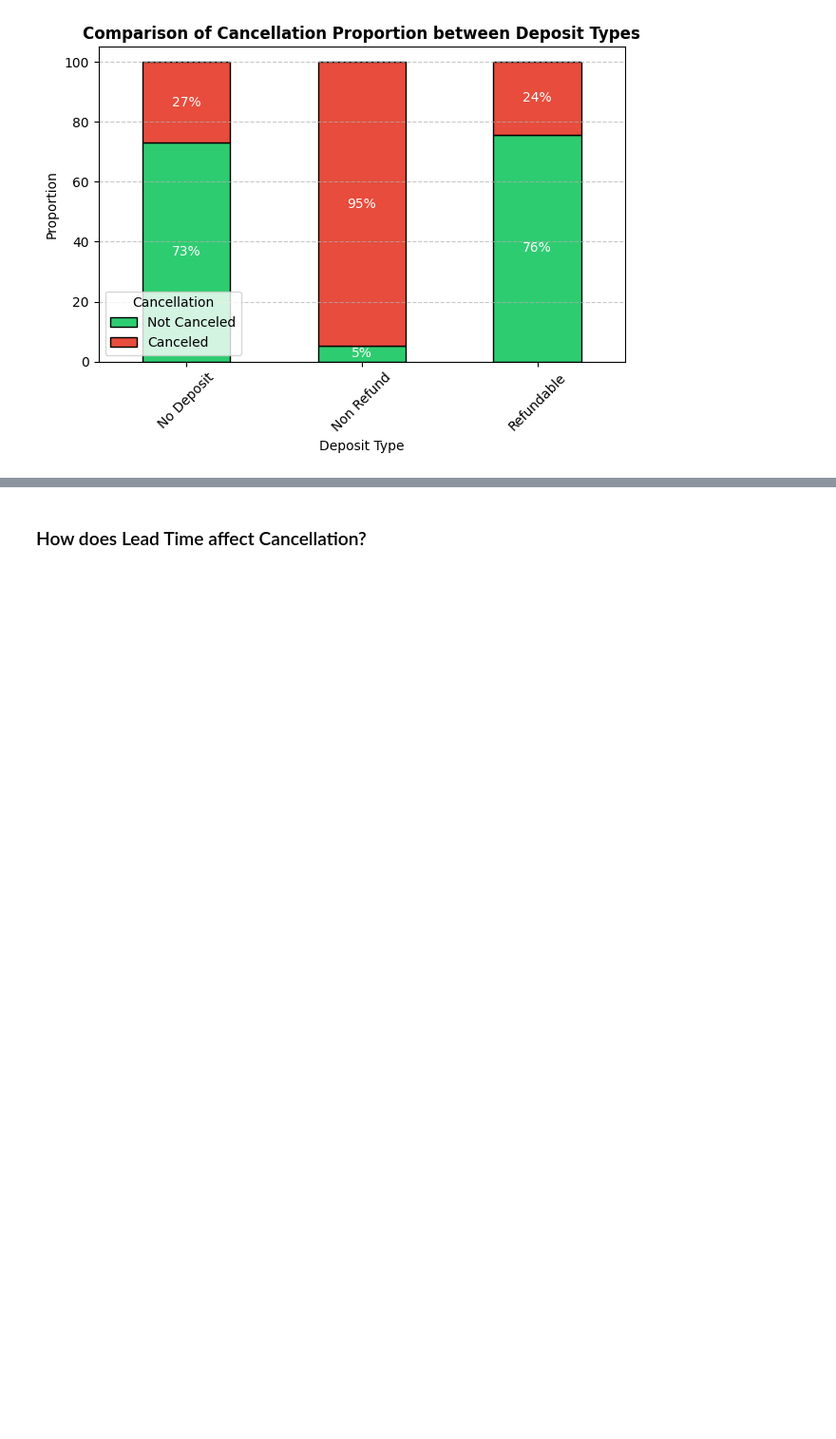
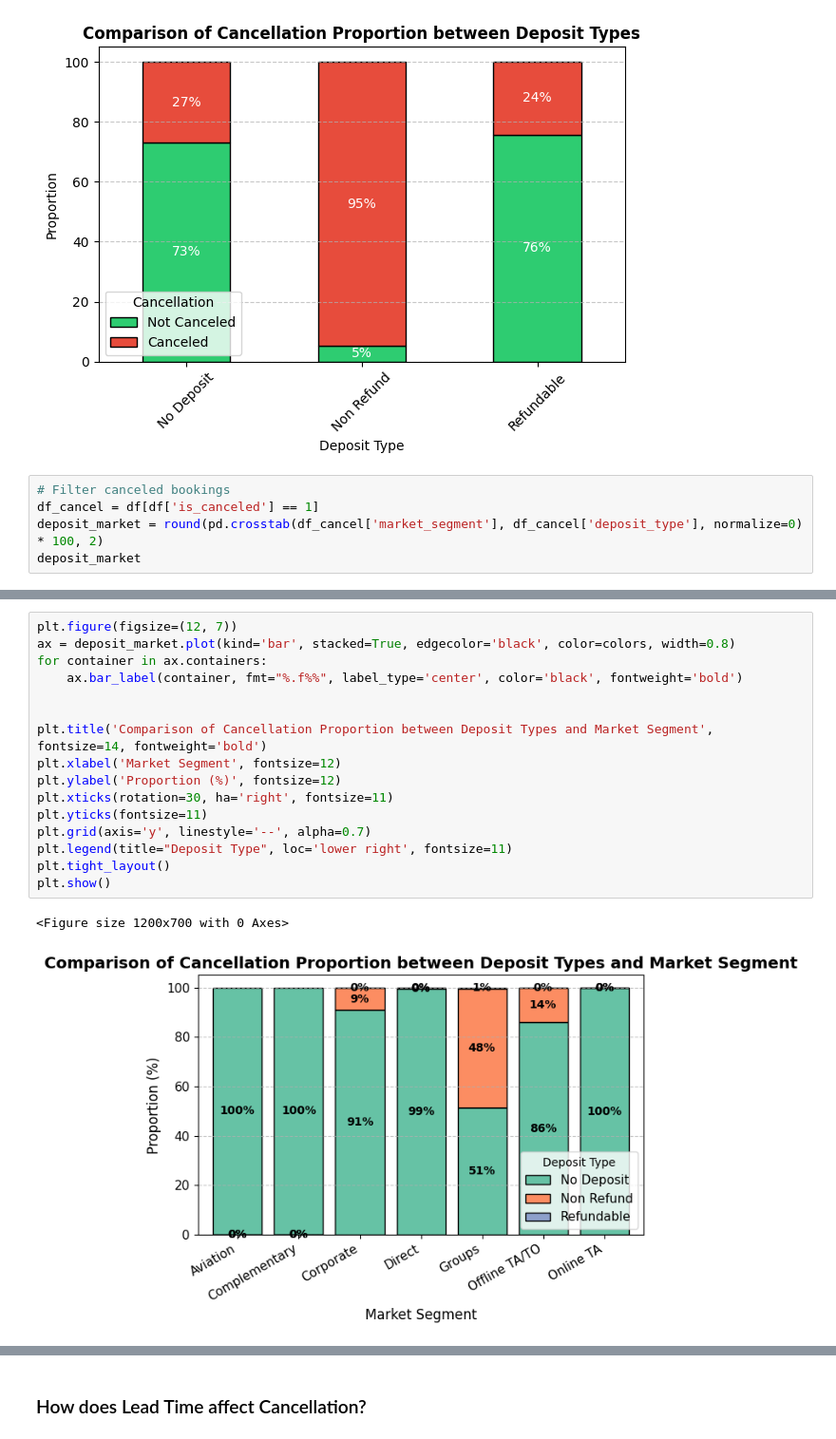
Before and after one commit to PurwadhikaDev/GammaGroup_DTI_02_FinalProject, a Jupyter notebook: Final_Project_Gamma_Team_Hotel_Booking_Demand_2_0.ipynb, the cells around one changed output, grey strips where cells are left out. Shown at 95% size. Drawn from its saved outputs; the diff is of its cells as text; blank space fills up the shorter version.

```diff
--- a/Final_Project_Gamma_Team_Hotel_Booking_Demand_2_0.ipynb
+++ b/Final_Project_Gamma_Team_Hotel_Booking_Demand_2_0.ipynb
@@ -1061,3 +1082,8 @@ plt.show()
 # %% [output]
 <Figure size 1500x800 with 0 Axes>
 [figure]
+# %%
+# Filter canceled bookings
+df_cancel = df[df['is_canceled'] == 1]
+deposit_market = round(pd.crosstab(df_cancel['market_segment'], df_cancel['deposit_type'], normalize=0) * 100, 2)
+deposit_market
@@ -1064,3 +1100,22 @@ plt.show()
+# %%
+plt.figure(figsize=(12, 7))
+ax = deposit_market.plot(kind='bar', stacked=True, edgecolor='black', color=colors, width=0.8)
+for container in ax.containers:
+    ax.bar_label(container, fmt="%.f%%", label_type='center', color='black', fontweight='bold')
+
+
+plt.title('Comparison of Cancellation Proportion between Deposit Types and Market Segment', fontsize=14, fontweight='bold')
+plt.xlabel('Market Segment', fontsize=12)
+plt.ylabel('Proportion (%)', fontsize=12)
+plt.xticks(rotation=30, ha='right', fontsize=11)
+plt.yticks(fontsize=11)
+plt.grid(axis='y', linestyle='--', alpha=0.7)
+plt.legend(title="Deposit Type", loc='lower right', fontsize=11)
+plt.tight_layout()
+plt.show()
+# %% [output]
+<Figure size 1200x700 with 0 Axes>
+[figure, added]
 # %% [markdown]
 - Non-refundable deposits unexpectedly have the highest cancellation rate at 95%. While this mitigates revenue loss, non-refundable only represents less than 2% of total bookings.
 - Of the 99% total bookings with no deposit, 27% of them are canceled.
```
Also changed, not shown: parts of 55 cells of this notebook.
